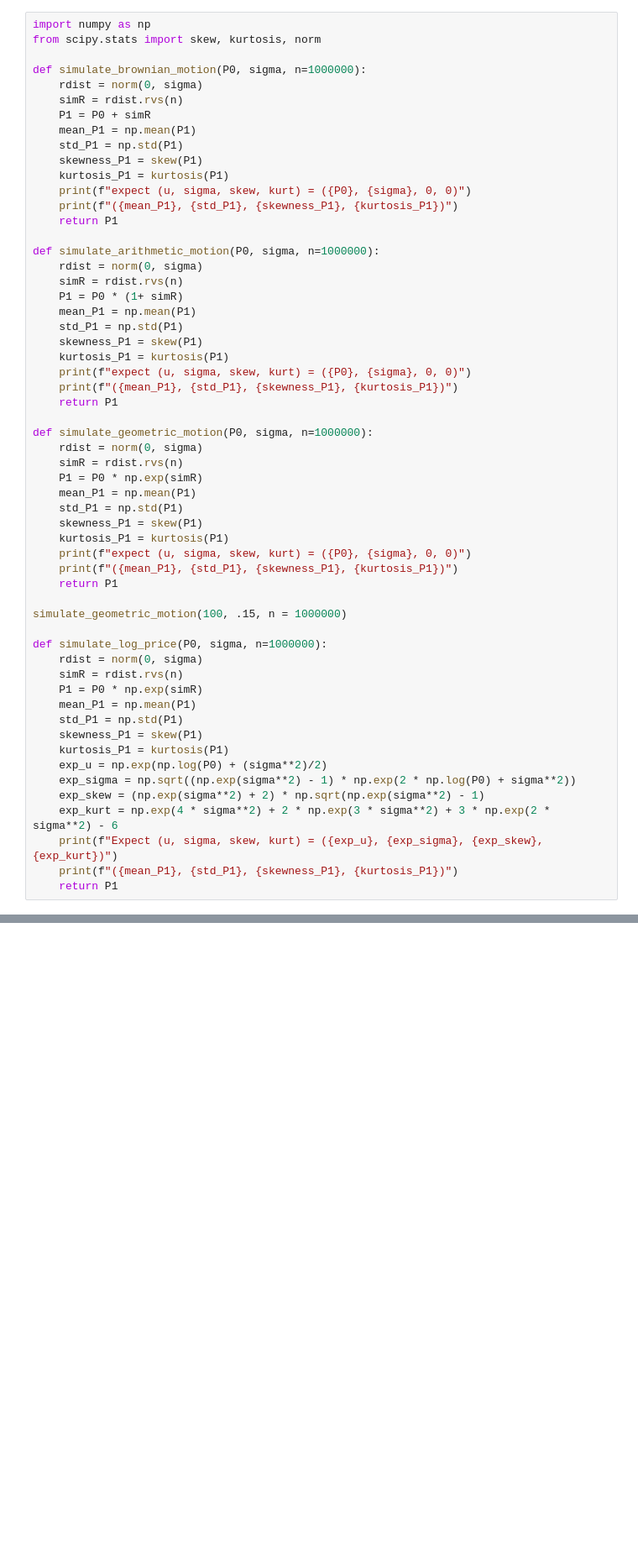
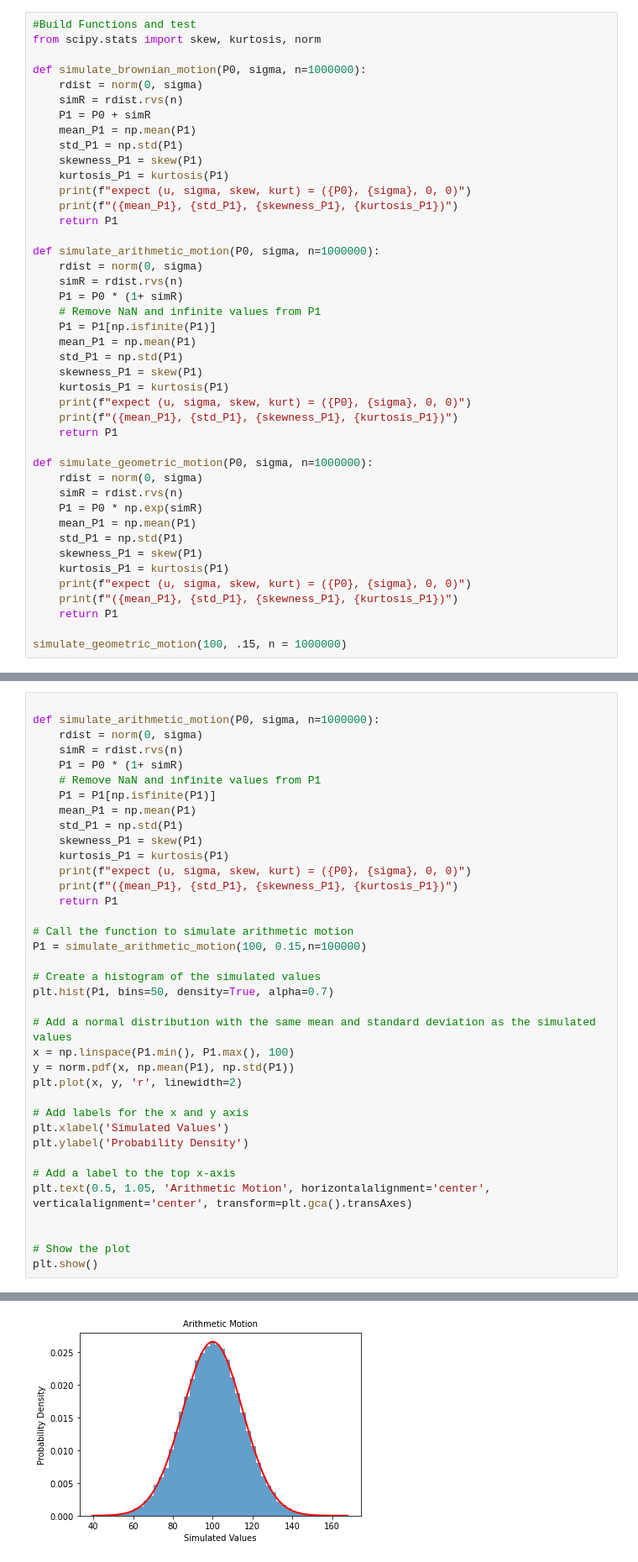
Before and after one commit to MEstrada21/FinTech-545-Spring2023, a Jupyter notebook: Week04/Project/HomeworkWeek4.ipynb, the cells around one changed output, grey strips where cells are left out. Shown at 84% size. Cells and saved outputs as stored; diff of their text form; blank space fills up the shorter version.

```diff
--- a/Week04/Project/HomeworkWeek4.ipynb
+++ b/Week04/Project/HomeworkWeek4.ipynb
@@ -28,7 +19,7 @@ t = 25/252
 
 # geomean= gmean(returns)
 # %%
-import numpy as np
+#Build Functions and test
 from scipy.stats import skew, kurtosis, norm
 
 def simulate_brownian_motion(P0, sigma, n=1000000):
@@ -47,6 +38,8 @@ def simulate_arithmetic_motion(P0, sigma, n=1000000):
     rdist = norm(0, sigma)
     simR = rdist.rvs(n)
     P1 = P0 * (1+ simR)
+    # Remove NaN and infinite values from P1
+    P1 = P1[np.isfinite(P1)]
     mean_P1 = np.mean(P1)
     std_P1 = np.std(P1)
     skewness_P1 = skew(P1)
@@ -68,21 +61,5 @@ def simulate_geometric_motion(P0, sigma, n=1000000):
     return P1
 
 simulate_geometric_motion(100, .15, n = 1000000)
-
-def simulate_log_price(P0, sigma, n=1000000):
-    rdist = norm(0, sigma)
-    simR = rdist.rvs(n)
-    P1 = P0 * np.exp(simR)
-    mean_P1 = np.mean(P1)
-    std_P1 = np.std(P1)
-    skewness_P1 = skew(P1)
-    kurtosis_P1 = kurtosis(P1)
-    exp_u = np.exp(np.log(P0) + (sigma**2)/2)
-    exp_sigma = np.sqrt((np.exp(sigma**2) - 1) * np.exp(2 * np.log(P0) + sigma**2))
-    exp_skew = (np.exp(sigma**2) + 2) * np.sqrt(np.exp(sigma**2) - 1)
-    exp_kurt = np.exp(4 * sigma**2) + 2 * np.exp(3 * sigma**2) + 3 * np.exp(2 * sigma**2) - 6
-    print(f"Expect (u, sigma, skew, kurt) = ({exp_u}, {exp_sigma}, {exp_skew}, {exp_kurt})")
-    print(f"({mean_P1}, {std_P1}, {skewness_P1}, {kurtosis_P1})")
-    return P1
 # %% [output]
 expect (u, sigma, skew, kurt) = (100, 0.15, 0, 0)
@@ -179,0 +116,38 @@ TypeError: unsupported operand type(s) for *: 'function' and 't_gen'
+# %%
+
+def simulate_arithmetic_motion(P0, sigma, n=1000000):
+    rdist = norm(0, sigma)
+    simR = rdist.rvs(n)
+    P1 = P0 * (1+ simR)
+    # Remove NaN and infinite values from P1
+    P1 = P1[np.isfinite(P1)]
+    mean_P1 = np.mean(P1)
+    std_P1 = np.std(P1)
+    skewness_P1 = skew(P1)
+    kurtosis_P1 = kurtosis(P1)
+    print(f"expect (u, sigma, skew, kurt) = ({P0}, {sigma}, 0, 0)")
+    print(f"({mean_P1}, {std_P1}, {skewness_P1}, {kurtosis_P1})")
+    return P1
+
+# Call the function to simulate arithmetic motion
+P1 = simulate_arithmetic_motion(100, 0.15,n=100000)
+
+# Create a histogram of the simulated values
+plt.hist(P1, bins=50, density=True, alpha=0.7)
+
+# Add a normal distribution with the same mean and standard deviation as the simulated values
+x = np.linspace(P1.min(), P1.max(), 100)
+y = norm.pdf(x, np.mean(P1), np.std(P1))
+plt.plot(x, y, 'r', linewidth=2)
+
+# Add labels for the x and y axis
+plt.xlabel('Simulated Values')
+plt.ylabel('Probability Density')
+
+# Add a label to the top x-axis
+plt.text(0.5, 1.05, 'Arithmetic Motion', horizontalalignment='center', verticalalignment='center', transform=plt.gca().transAxes)
+
+
+# Show the plot
+plt.show()
+# %% [output]
@@ -179,0 +156 @@ TypeError: unsupported operand type(s) for *: 'function' and 't_gen'
+[figure, added]
```
Also changed, not shown: parts of 8 cells of this notebook, 3 other files.
